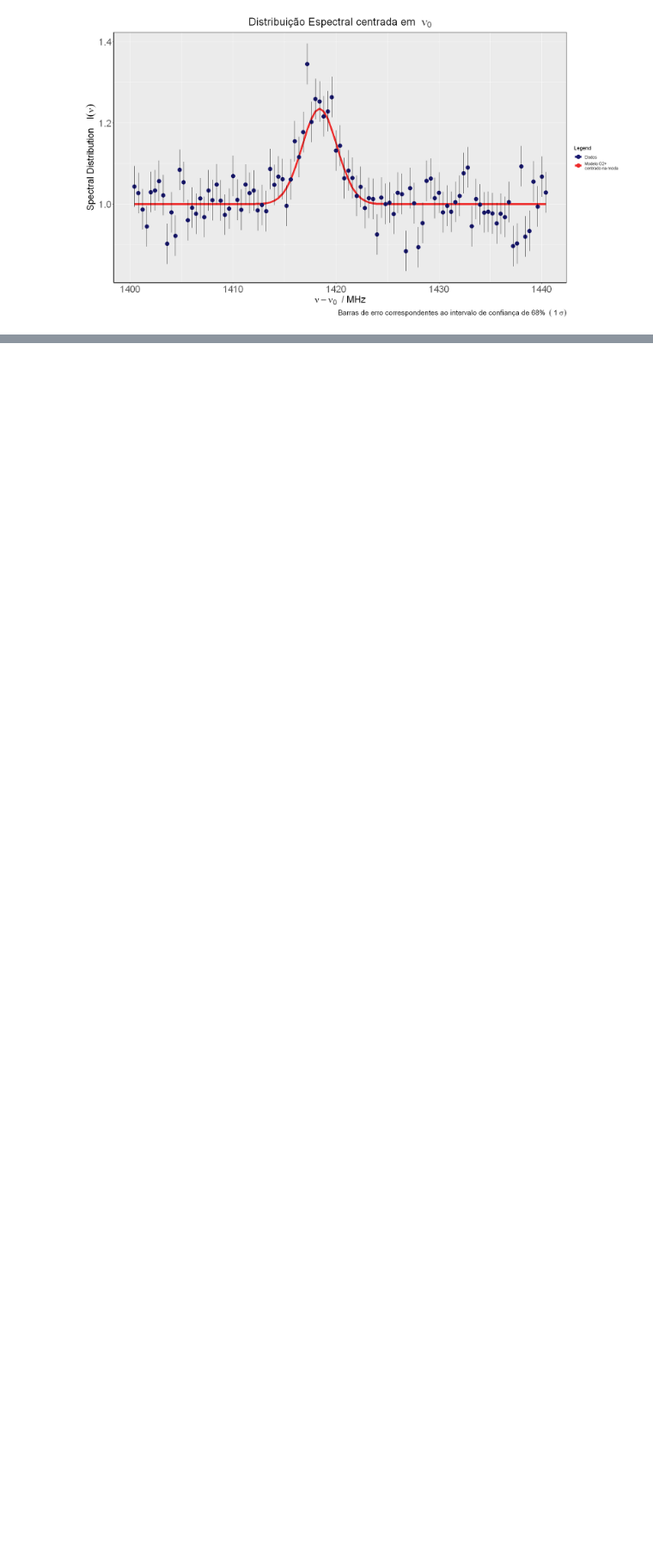
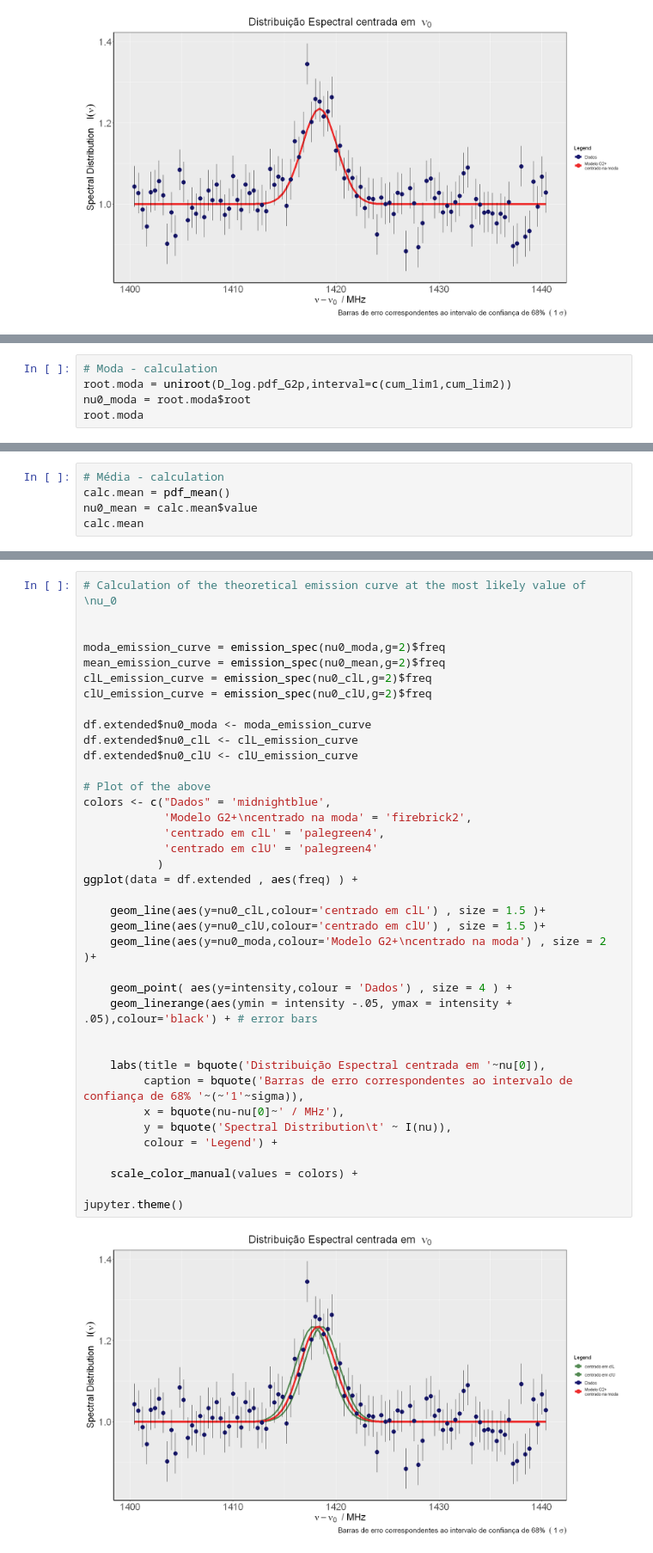
Before and after one commit to cesarium/da-bayesian-star, a Jupyter notebook: notebook.ipynb, the cells around one changed output, grey strips where cells are left out. Shown at 86% size. Drawn from its saved outputs; the diff is of its cells as text; blank space fills up the shorter version.

```diff
--- a/notebook.ipynb
+++ b/notebook.ipynb
@@ -642,0 +702,5 @@ A data.frame: 25 × 3
+# %%
+# Moda - calculation
+root.moda = uniroot(D_log.pdf_G2p,interval=c(cum_lim1,cum_lim2))
+nu0_moda = root.moda$root
+root.moda
@@ -642,0 +722,5 @@ A data.frame: 25 × 3
+# %%
+# Média - calculation
+calc.mean = pdf_mean()
+nu0_mean = calc.mean$value
+calc.mean
@@ -701,0 +846,40 @@ ggplot( aes(x = upper.limits, y = rel.err), data = cumulative) +
+# %%
+# Calculation of the theoretical emission curve at the most likely value of \nu_0
+
+
+moda_emission_curve = emission_spec(nu0_moda,g=2)$freq
+mean_emission_curve = emission_spec(nu0_mean,g=2)$freq
+clL_emission_curve = emission_spec(nu0_clL,g=2)$freq
+clU_emission_curve = emission_spec(nu0_clU,g=2)$freq
+
+df.extended$nu0_moda <- moda_emission_curve
+df.extended$nu0_clL <- clL_emission_curve
+df.extended$nu0_clU <- clU_emission_curve
+
+# Plot of the above
+colors <- c("Dados" = 'midnightblue',
+            'Modelo G2+\ncentrado na moda' = 'firebrick2',
+            'centrado em clL' = 'palegreen4',
+            'centrado em clU' = 'palegreen4'
+           )
+ggplot(data = df.extended , aes(freq) ) +
+
+    geom_line(aes(y=nu0_clL,colour='centrado em clL') , size = 1.5 )+
+    geom_line(aes(y=nu0_clU,colour='centrado em clU') , size = 1.5 )+
+    geom_line(aes(y=nu0_moda,colour='Modelo G2+\ncentrado na moda') , size = 2 )+
+
+    geom_point( aes(y=intensity,colour = 'Dados') , size = 4 ) +
+    geom_linerange(aes(ymin = intensity -.05, ymax = intensity + .05),colour='black') + # error bars
+
+
+    labs(title = bquote('Distribuição Espectral centrada em '~nu[0]),
+         caption = bquote('Barras de erro correspondentes ao intervalo de confiança de 68% '~(~'1'~sigma)),
+         x = bquote(nu-nu[0]~' / MHz'),
+         y = bquote('Spectral Distribution\t' ~ I(nu)),
+         colour = 'Legend') +
+
+    scale_color_manual(values = colors) +
+
+jupyter.theme()
+# %% [output]
+[figure, added]
```
Also changed, not shown: parts of 13 cells of this notebook.
